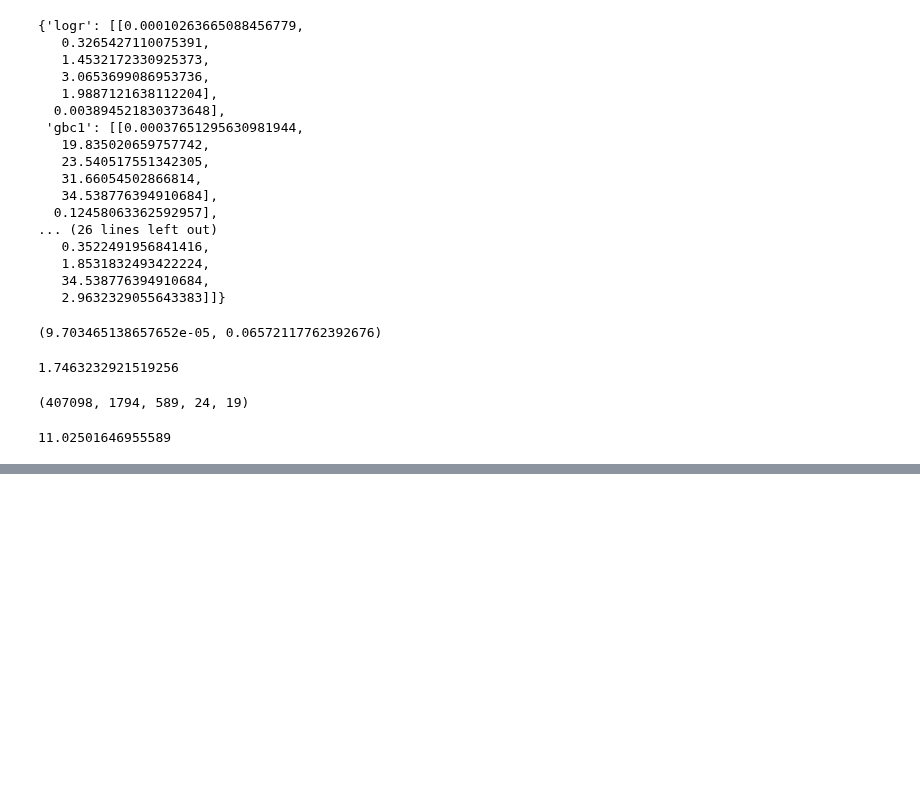
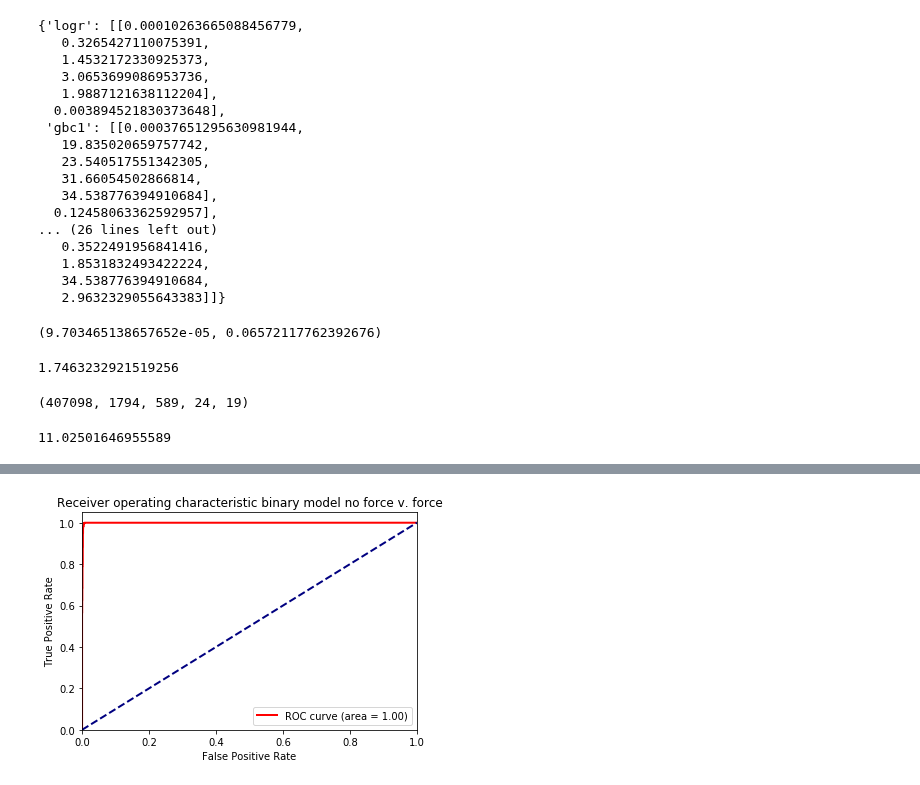
Before and after one commit to SarahMBurgart/use-of-force, a Jupyter notebook: Modeling.ipynb, the cells around one changed output, grey strips where cells are left out. Cells and saved outputs as stored; diff of their text form; code cells hidden in the pictures; blank space fills up the shorter version.

Commit message:
metrics new binary logr model and a new notebook to create visuals

```diff
--- a/Modeling.ipynb
+++ b/Modeling.ipynb
@@ -1260,22 +1252,21 @@ roc_auc["micro"] = auc(fpr["micro"], tpr["micro"])
+# %%
+fpr, tpr, _ = roc_curve(y_test, pbimod[:,0], pos_label=0)
+# %%
+roc_auc = auc(fpr, tpr)
 # %%
 plt.figure()
 lw = 2
-plt.plot(fpr[0], tpr[0], color='red',
-         lw=lw, label='ROC curve (area = %0.2f)' % roc_auc[0])
-plt.plot(fpr[1], tpr[1], color='darkorange',
-         lw=lw, label='ROC curve (area = %0.2f)' % roc_auc[1])
-plt.plot(fpr[2], tpr[2], color='blue',
-         lw=lw, label='ROC curve (area = %0.2f)' % roc_auc[2])
-plt.plot(fpr[3], tpr[3], color='green',
-         lw=lw, label='ROC curve (area = %0.2f)' % roc_auc[3])
-plt.plot(fpr[4], tpr[4], color='green',
-         lw=lw, label='ROC curve (area = %0.2f)' % roc_auc[4])
-plt.plot(fpr["micro"], tpr["micro"])
+plt.plot(fpr, tpr, color='red',
+         lw=lw, label='ROC curve (area = %0.2f)' % roc_auc)
+
 plt.plot([0, 1], [0, 1], color='navy', lw=lw, linestyle='--')
 plt.xlim([0.0, 1.0])
 plt.ylim([0.0, 1.05])
 plt.xlabel('False Positive Rate')
 plt.ylabel('True Positive Rate')
-plt.title('Receiver operating characteristic example')
+plt.title('Receiver operating characteristic binary model no force v. force')
 plt.legend(loc="lower right")
-plt.show()
+
+plt.savefig("ROC_curve_binary_logr.jpg")
+# %% [output]
+[figure, added]
```
Also changed, not shown: parts of 2 cells of this notebook, 1 other file.
